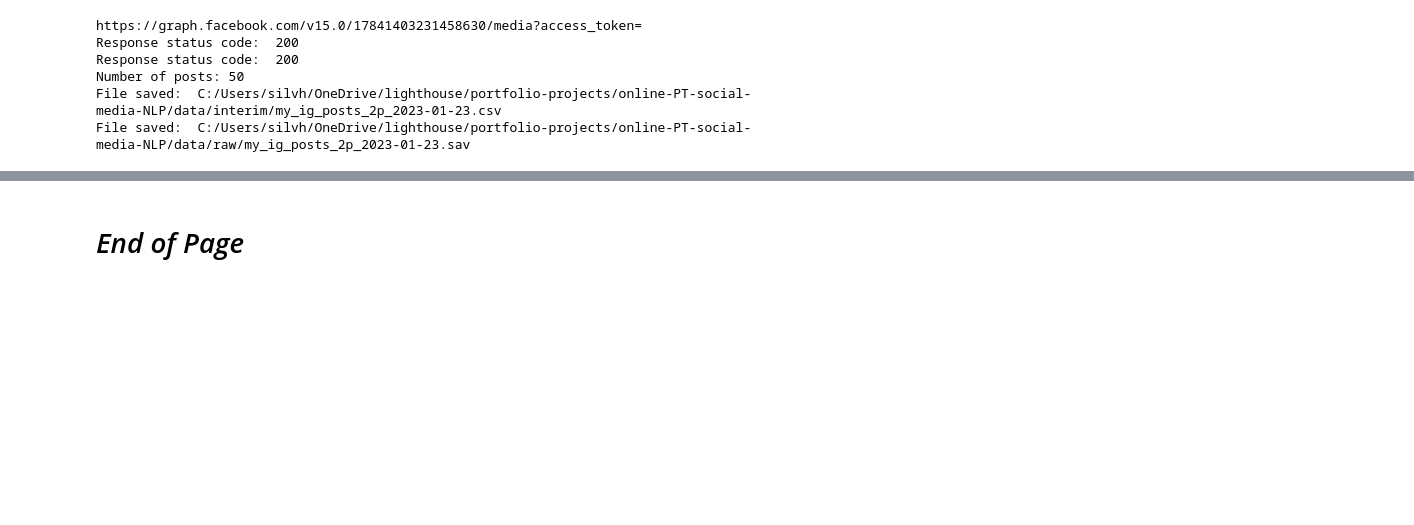
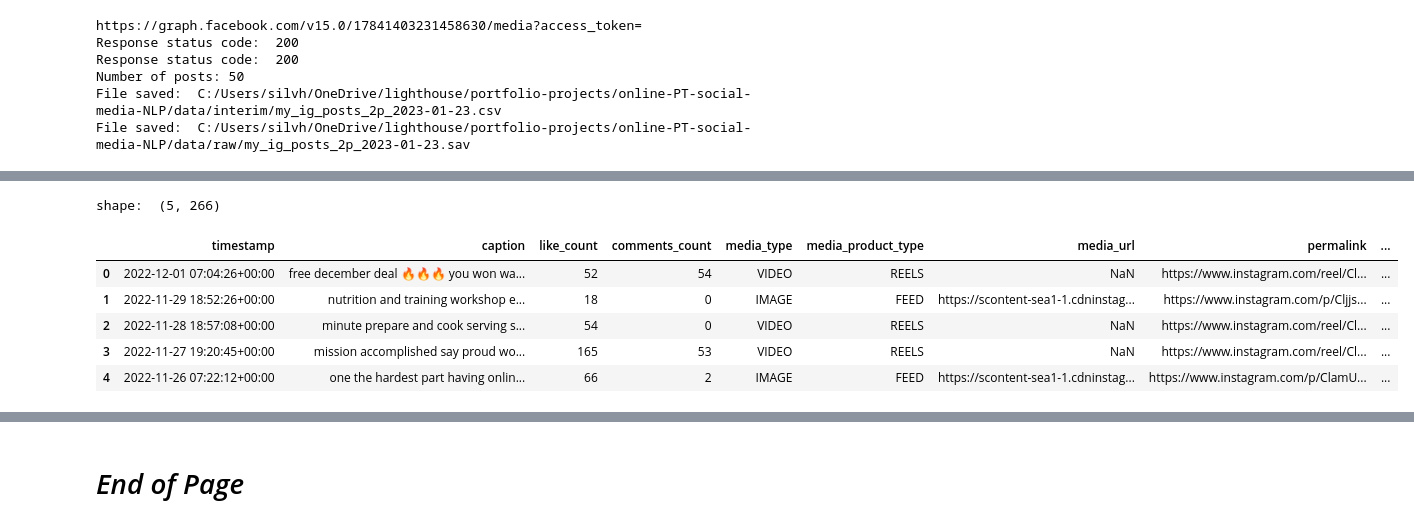
Before and after one commit to silvhua/online-PT-business-KPI, a Jupyter notebook: notebooks/2023-01-22 Instagram API.ipynb, the cells around one changed output, grey strips where cells are left out. Saved outputs shown, nothing was run; the diff lists cells and outputs as text; code cells hidden in the pictures; blank space fills up the shorter version.

Commit message:
preprocessing of pulled IG posts

```diff
--- a/notebooks/2023-01-22 Instagram API.ipynb
+++ b/notebooks/2023-01-22 Instagram API.ipynb
@@ -62,0 +192,76 @@ File saved:  C:/Users/silvh/OneDrive/lighthouse/portfolio-projects/online-PT-soc
+# %%
+import re
+import numpy as np
+from nltk.tokenize import word_tokenize
+import string
+from nltk.stem import WordNetLemmatizer
+def preprocess_post_text(docs):
+    """
+    Prepare data from text documents for NLP:
+    - Remove all the special characters
+    - Remove all single characters
+    - Substitute multiple spaces with single space
+    - Convert to lowercase
+
+    Parameters:
+    docs (n x 1 array or string): Documents.
+
+    Returns: Array of processed docs.
+    """
+    clean_docs = []
+    wnl = WordNetLemmatizer()
+    for doc in docs:
+        try:
+            # Split text into single words (also gets rid of extra white spaces)
+            words = word_tokenize(doc)
+
+            # Convert to lower case
+            words = [word.lower() for word in words]
+
+            # Lemmatize words (must be done after conversion to lower case)
+            words = [wnl.lemmatize(word) for word in words]
+
+            # Remove all single characters
+            words = [word for word in words if len(word) > 2]
+
+            # join words back together as a string
+            words = ''.join([word+' ' for word in words])
+
+            # Remove any URLs
+            words = re.sub(r'\w*\.+\w*', '', words) # Remove periods in middle of word
+            words = re.sub(r'\w*/+\w*', '', words) # remove forward slash in middle of word
+            words = re.sub(r'\w*/+\w*', '', words)
+
+            # remove special characters
+            words = ''.join([char for char in words if char not in string.punctuation])
+            clean_docs.append(words)
+        except: # In case value is nan
+            clean_docs.append(doc)
+
+    return np.array(clean_docs)
+
+from sklearn.feature_extraction.text import CountVectorizer
+from custom_nlp import *
+def ig_post_preprocessing(df):
+    df = process_df_timestamp(df)
+    df['caption'] = preprocess_post_text(df['caption'])
+    vect = CountVectorizer()
+    vect.fit(df['caption'])
+    vector = vect.transform(df['caption'])
+    print('shape: ', vector.shape)
+    vector_df = pd.DataFrame(vector.toarray(), columns=vect.get_feature_names_out())
+
+    return df, vector_df
+
+df, count_vector = ig_post_preprocessing(df_test_am.tail().copy())
+# %% [output]
+shape:  (5, 266)
+# %%
+df
+# %% [output]
+|  | timestamp | caption | like_count | comments_count | media_type | media_product_type | media_url | permalink | ... |
+| 0 | 2022-12-01 07:04:26+00:00 | free december deal 🔥🔥🔥 you won wa... | 52 | 54 | VIDEO | REELS | NaN | https://www.instagram.com/reel/Cl... | ... |
+| 1 | 2022-11-29 18:52:26+00:00 | nutrition and training workshop e... | 18 | 0 | IMAGE | FEED | https://scontent-sea1-1.cdninstag... | https://www.instagram.com/p/Cljjs... | ... |
+| 2 | 2022-11-28 18:57:08+00:00 | minute prepare and cook serving s... | 54 | 0 | VIDEO | REELS | NaN | https://www.instagram.com/reel/Cl... | ... |
+| 3 | 2022-11-27 19:20:45+00:00 | mission accomplished say proud wo... | 165 | 53 | VIDEO | REELS | NaN | https://www.instagram.com/reel/Cl... | ... |
+| 4 | 2022-11-26 07:22:12+00:00 | one the hardest part having onlin... | 66 | 2 | IMAGE | FEED | https://scontent-sea1-1.cdninstag... | https://www.instagram.com/p/ClamU... | ... |
```
Also changed, not shown: parts of 11 cells of this notebook.
